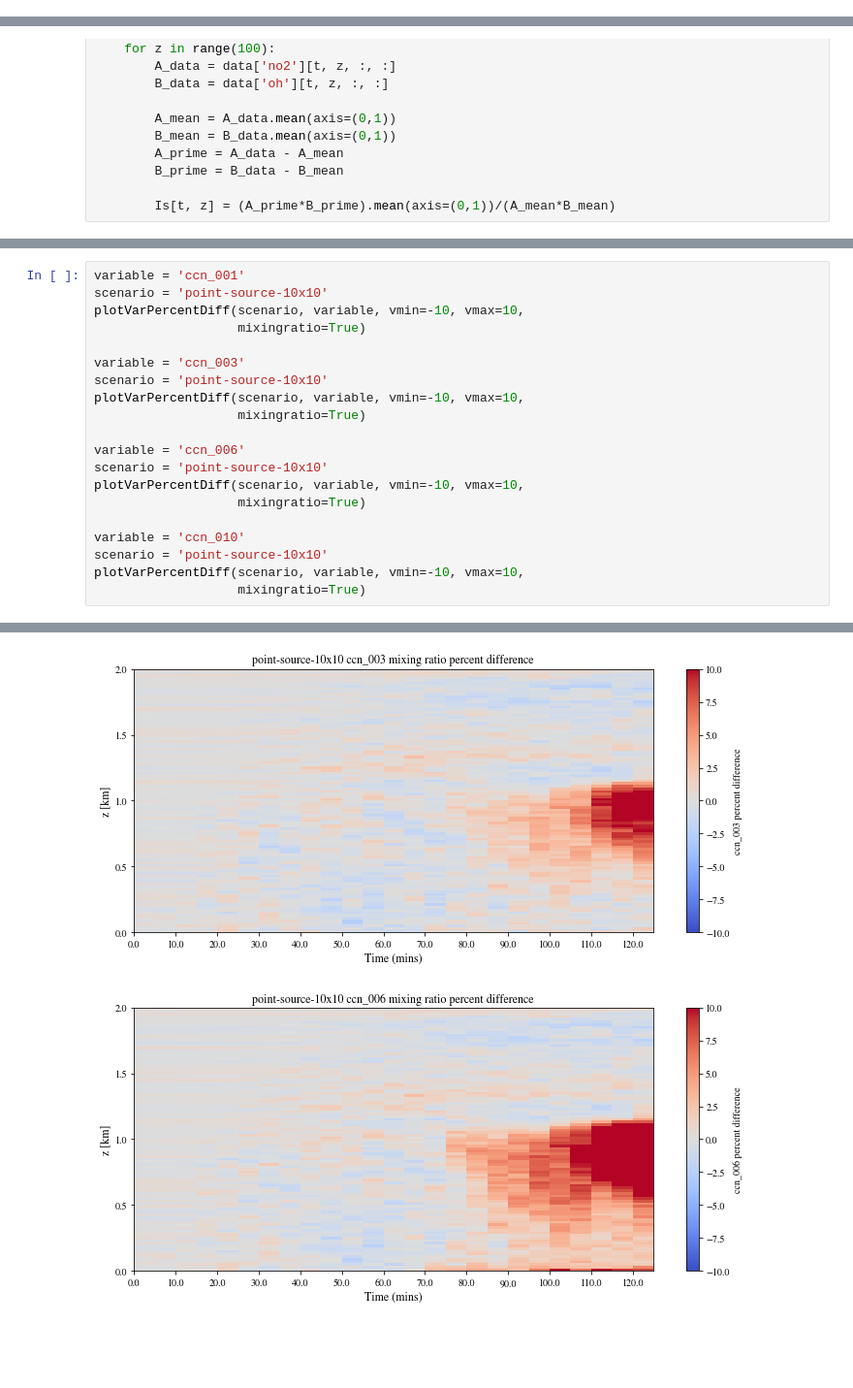
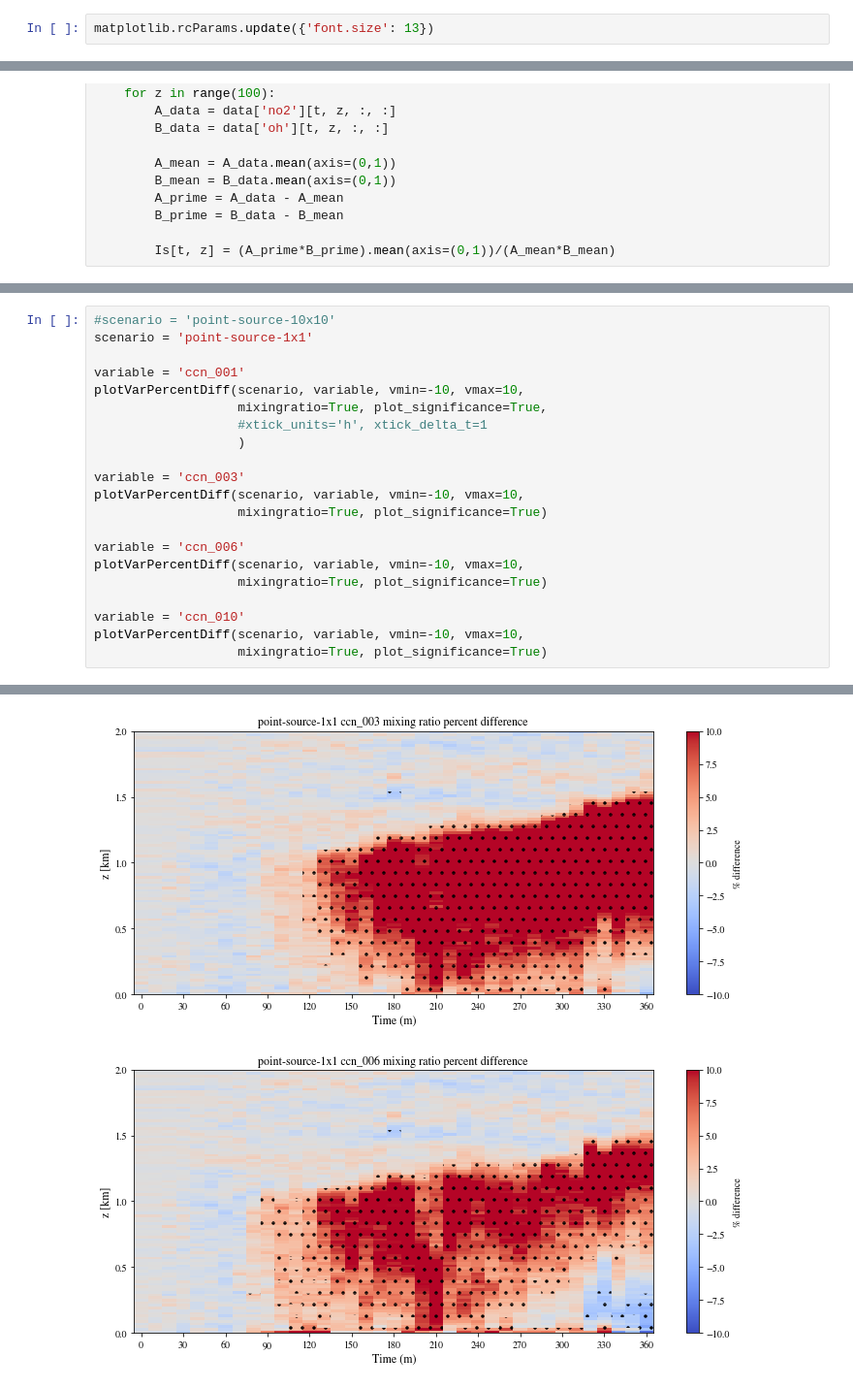
Before and after one commit to samfrederick/WRF-PartMC-LES, a Jupyter notebook: analysis/10km-analysis/analysis.ipynb, the cells around one changed output, grey strips where cells are left out. Shown: that part at 97% size. Cells and saved outputs as stored; diff of their text form; blank space fills up the shorter version.

```diff
--- a/analysis/10km-analysis/analysis.ipynb
+++ b/analysis/10km-analysis/analysis.ipynb
@@ -4,5 +4,7 @@ sys.path.insert(1, os.path.join(sys.path[0], '..'))
 from loaddatastructs import *
 from helperfuncs import *
 from plottingfuncs import *
+# %%
+matplotlib.rcParams.update({'font.size': 13})
 # %%
 Archive.archive_path = '/data/nriemer/d/sf20/les_output/wrf-partmc'
@@ -384,21 +355,22 @@ plotVarPercentDiff(scenario, variable, vmin=-5, vmax=5,
 # %%
+#scenario = 'point-source-10x10'
+scenario = 'point-source-1x1'
+
 variable = 'ccn_001'
-scenario = 'point-source-10x10'
 plotVarPercentDiff(scenario, variable, vmin=-10, vmax=10,
-                   mixingratio=True)
+                   mixingratio=True, plot_significance=True,
+                   #xtick_units='h', xtick_delta_t=1
+                   )
 
 variable = 'ccn_003'
-scenario = 'point-source-10x10'
 plotVarPercentDiff(scenario, variable, vmin=-10, vmax=10,
-                   mixingratio=True)
+                   mixingratio=True, plot_significance=True)
 
 variable = 'ccn_006'
-scenario = 'point-source-10x10'
 plotVarPercentDiff(scenario, variable, vmin=-10, vmax=10,
-                   mixingratio=True)
+                   mixingratio=True, plot_significance=True)
 
 variable = 'ccn_010'
-scenario = 'point-source-10x10'
 plotVarPercentDiff(scenario, variable, vmin=-10, vmax=10,
-                   mixingratio=True)
+                   mixingratio=True, plot_significance=True)
 # %% [output]
@@ -406,2 +378,2 @@ plotVarPercentDiff(scenario, variable, vmin=-10, vmax=10,
-[figure, old version]
+[figure, new version]
-[figure, old version]
+[figure, new version]
```
Also changed, not shown: parts of 47 cells of this notebook.
